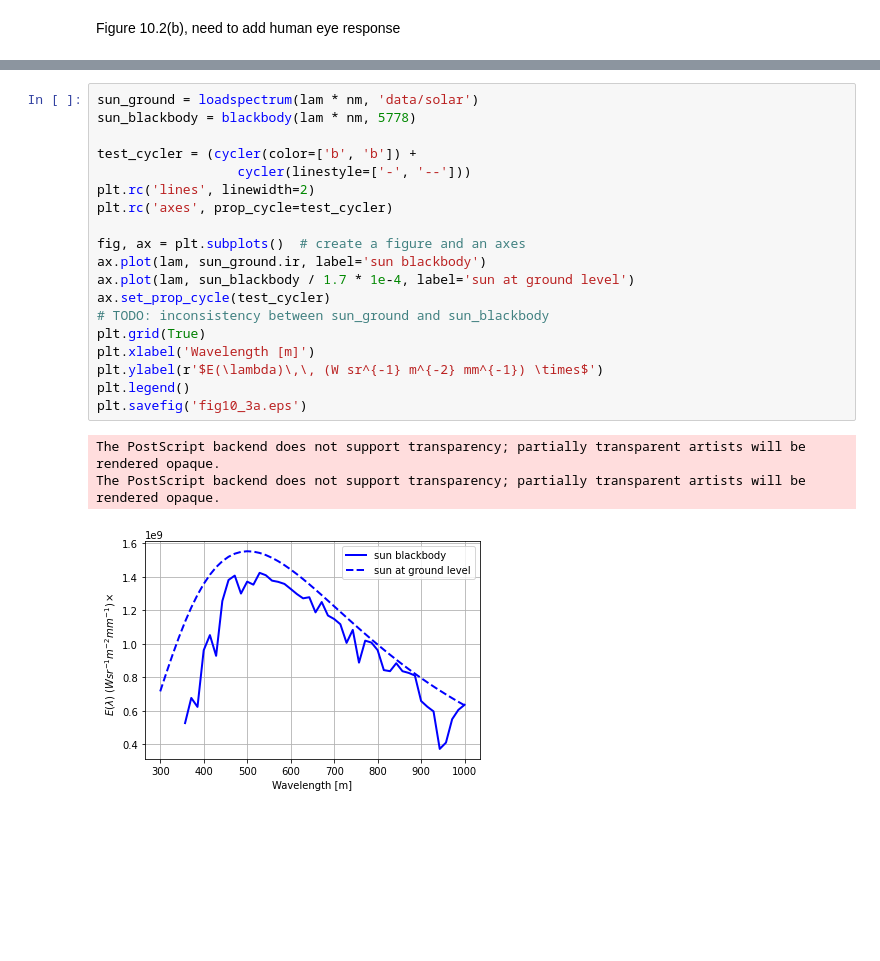
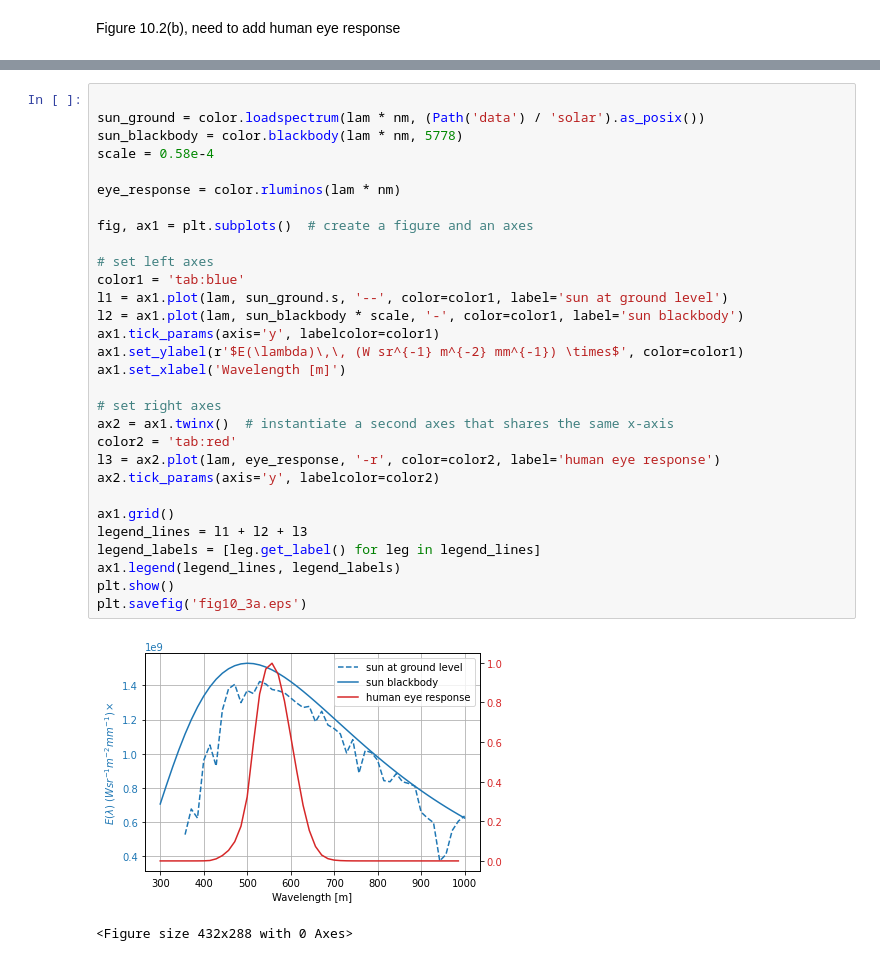
Before and after one commit to petercorke/machinevision-toolbox-python, a Jupyter notebook: machinevisiontoolbox/chap10.ipynb, the cells around one changed output, grey strips where cells are left out. Cells and saved outputs as stored; diff of their text form; blank space fills up the shorter version.

Commit message:
updated figure code for 10.3a and b, added left/right coloured axes, added rluminos in color.py, fixed pchip interpolation in cmfxyz, added basic test image (bayer filter pattern) to test chromaticity

```diff
--- a/machinevisiontoolbox/chap10.ipynb
+++ b/machinevisiontoolbox/chap10.ipynb
@@ -42,28 +45,38 @@ plt.savefig('fig10_2b.eps')
 The PostScript backend does not support transparency; partially transparent artists will be rendered opaque.
 The PostScript backend does not support transparency; partially transparent artists will be rendered opaque.
 [figure]
-# %%
-sun_ground = loadspectrum(lam * nm, 'data/solar')
-sun_blackbody = blackbody(lam * nm, 5778)
-
-test_cycler = (cycler(color=['b', 'b']) +
-                  cycler(linestyle=['-', '--']))
-plt.rc('lines', linewidth=2)
-plt.rc('axes', prop_cycle=test_cycler)
-
-fig, ax = plt.subplots()  # create a figure and an axes
-ax.plot(lam, sun_ground.ir, label='sun blackbody')
-ax.plot(lam, sun_blackbody / 1.7 * 1e-4, label='sun at ground level')
-ax.set_prop_cycle(test_cycler)
-# TODO: inconsistency between sun_ground and sun_blackbody
-plt.grid(True)
-plt.xlabel('Wavelength [m]')
-plt.ylabel(r'$E(\lambda)\,\, (W sr^{-1} m^{-2} mm^{-1}) \times$')
-plt.legend()
-plt.savefig('fig10_3a.eps')
-# %% [output]
-The PostScript backend does not support transparency; partially transparent artists will be rendered opaque.
-The PostScript backend does not support transparency; partially transparent artists will be rendered opaque.
-[figure, removed]
+# %%
+
+sun_ground = color.loadspectrum(lam * nm, (Path('data') / 'solar').as_posix())
+sun_blackbody = color.blackbody(lam * nm, 5778)
+scale = 0.58e-4
+
+eye_response = color.rluminos(lam * nm)
+
+fig, ax1 = plt.subplots()  # create a figure and an axes
+
+# set left axes
+color1 = 'tab:blue'
+l1 = ax1.plot(lam, sun_ground.s, '--', color=color1, label='sun at ground level')
+l2 = ax1.plot(lam, sun_blackbody * scale, '-', color=color1, label='sun blackbody')
+ax1.tick_params(axis='y', labelcolor=color1)
+ax1.set_ylabel(r'$E(\lambda)\,\, (W sr^{-1} m^{-2} mm^{-1}) \times$', color=color1)
+ax1.set_xlabel('Wavelength [m]')
+
+# set right axes
+ax2 = ax1.twinx()  # instantiate a second axes that shares the same x-axis
+color2 = 'tab:red'
+l3 = ax2.plot(lam, eye_response, '-r', color=color2, label='human eye response')
+ax2.tick_params(axis='y', labelcolor=color2)
+
+ax1.grid()
+legend_lines = l1 + l2 + l3
+legend_labels = [leg.get_label() for leg in legend_lines]
+ax1.legend(legend_lines, legend_labels)
+plt.show()
+plt.savefig('fig10_3a.eps')
+# %% [output]
+[figure, added]
+<Figure size 432x288 with 0 Axes>
 # %%
 lam_water = np.linspace(400,700,30)
```
Also changed, not shown: parts of 4 cells of this notebook, 3 other files.
